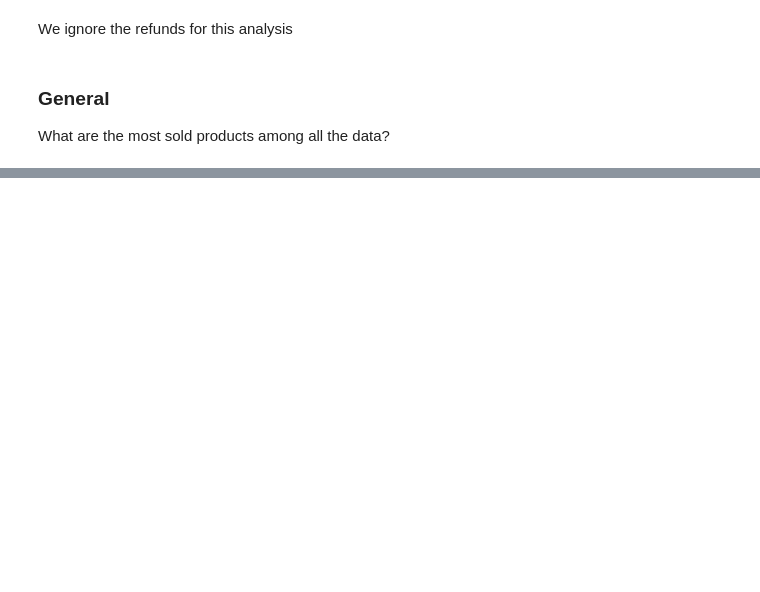
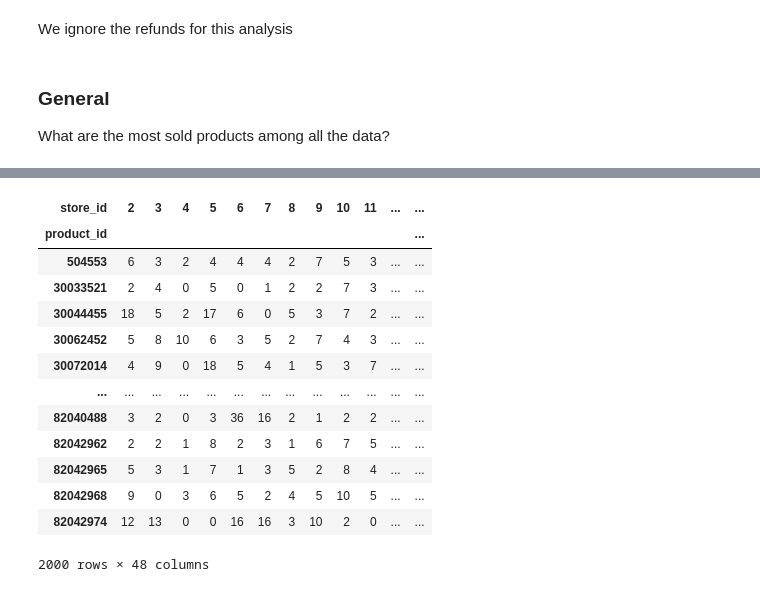
Before and after one commit to khalilvandian/Marketing-Analysis-unimib, a Jupyter notebook: EDA_BasicDatasetProperties.ipynb, the cells around one changed output, grey strips where cells are left out. Saved outputs shown, nothing was run; the diff lists cells and outputs as text; code cells hidden in the pictures; blank space fills up the shorter version.

```diff
--- a/EDA_BasicDatasetProperties.ipynb
+++ b/EDA_BasicDatasetProperties.ipynb
@@ -434,0 +476,19 @@ plt.show()
+# %%
+# pivot the data to get the total number of sales of each product in each store
+product_sales_by_store = data[['product_id', 'store_id', 'direction']].pivot_table(index='product_id', columns='store_id', values='direction', aggfunc='sum', fill_value=0)
+product_sales_by_store
+# %% [output]
+| store_id | 2 | 3 | 4 | 5 | 6 | 7 | 8 | 9 | 10 | 11 | ... | ... |
+| product_id |  |  |  |  |  |  |  |  |  |  |  | ... |
+| 504553 | 6 | 3 | 2 | 4 | 4 | 4 | 2 | 7 | 5 | 3 | ... | ... |
+| 30033521 | 2 | 4 | 0 | 5 | 0 | 1 | 2 | 2 | 7 | 3 | ... | ... |
+| 30044455 | 18 | 5 | 2 | 17 | 6 | 0 | 5 | 3 | 7 | 2 | ... | ... |
+| 30062452 | 5 | 8 | 10 | 6 | 3 | 5 | 2 | 7 | 4 | 3 | ... | ... |
+| 30072014 | 4 | 9 | 0 | 18 | 5 | 4 | 1 | 5 | 3 | 7 | ... | ... |
+| ... | ... | ... | ... | ... | ... | ... | ... | ... | ... | ... | ... | ... |
+| 82040488 | 3 | 2 | 0 | 3 | 36 | 16 | 2 | 1 | 2 | 2 | ... | ... |
+| 82042962 | 2 | 2 | 1 | 8 | 2 | 3 | 1 | 6 | 7 | 5 | ... | ... |
+| 82042965 | 5 | 3 | 1 | 7 | 1 | 3 | 5 | 2 | 8 | 4 | ... | ... |
+| 82042968 | 9 | 0 | 3 | 6 | 5 | 2 | 4 | 5 | 10 | 5 | ... | ... |
+| 82042974 | 12 | 13 | 0 | 0 | 16 | 16 | 3 | 10 | 2 | 0 | ... | ... |
+2000 rows × 48 columns
```
Also changed, not shown: parts of 19 cells of this notebook.
